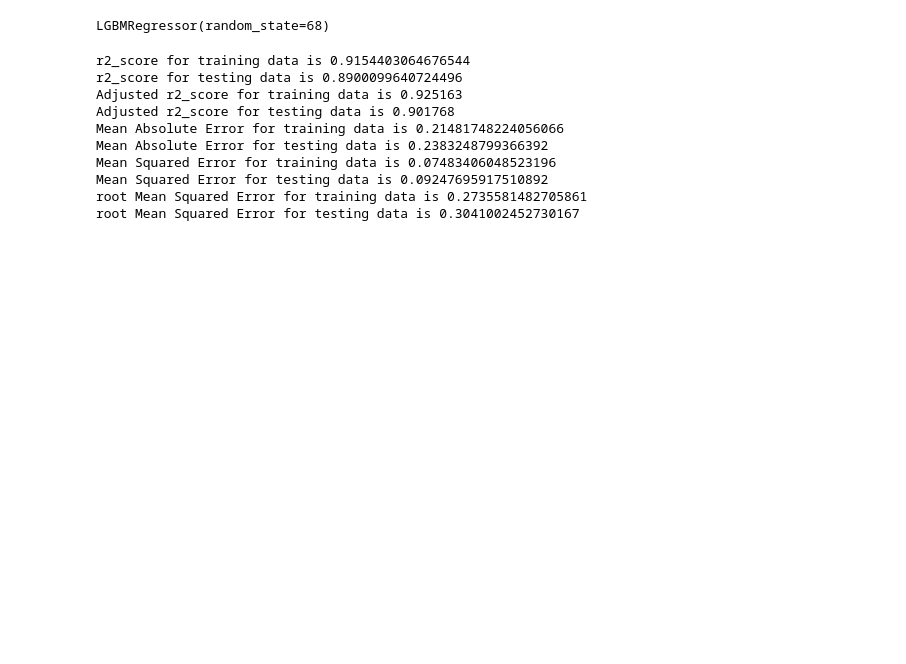
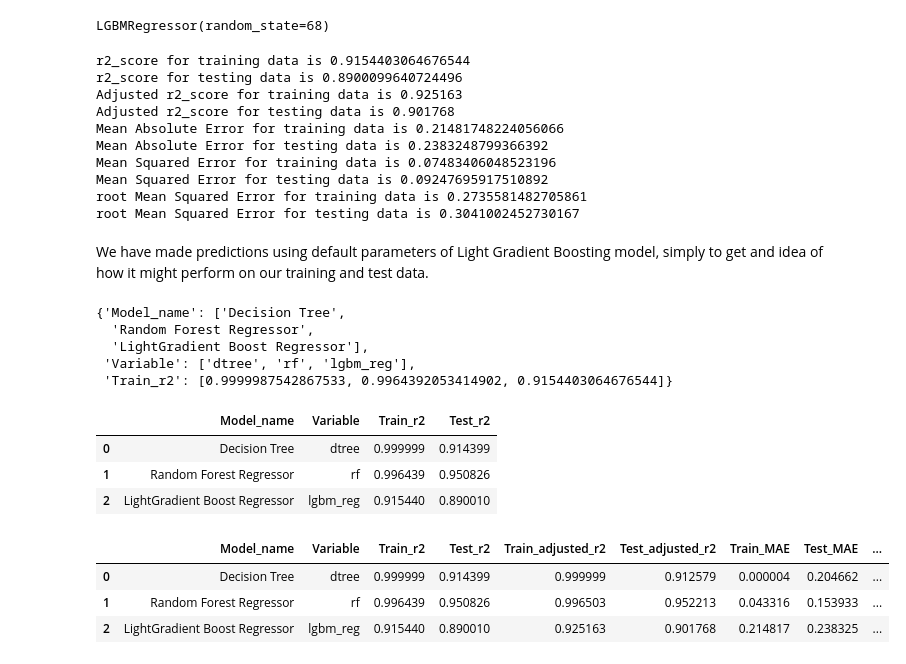
Before and after one commit to santoshmahanti/Rossmann-Sales-Prediction, a Jupyter notebook: Baseline_Model_Building_Notebook_2.ipynb, the cells around one changed output. Saved outputs shown, nothing was run; the diff lists cells and outputs as text; code cells hidden in the pictures; blank space fills up the shorter version.

```diff
--- a/Baseline_Model_Building_Notebook_2.ipynb
+++ b/Baseline_Model_Building_Notebook_2.ipynb
@@ -304,3 +305,14 @@ Mean Squared Error for training data is 0.07483406048523196
 Mean Squared Error for testing data is 0.09247695917510892
 root Mean Squared Error for training data is 0.2735581482705861
 root Mean Squared Error for testing data is 0.3041002452730167
+# %% [markdown]
+We have made predictions using default parameters of Light Gradient Boosting model, simply to get and idea of how it might perform on our training and test data.
+# %%
+# creating a comparison df
+{'Model_name':['Decision Tree', 'Random Forest Regressor', 'LightGradient Boost Regressor'], 'Variable':['dtree', 'rf', 'lgbm_reg'], 'Train_r2':[r2_score(y_pred_train,y_train), r2_score(y_pred_train_rf,y_train), r2_score(y_train_pred_lgbm,y_train)]}
+# %% [output]
+{'Model_name': ['Decision Tree',
+  'Random Forest Regressor',
+  'LightGradient Boost Regressor'],
+ 'Variable': ['dtree', 'rf', 'lgbm_reg'],
+ 'Train_r2': [0.9999987542867533, 0.9964392053414902, 0.9154403064676544]}
@@ -306,0 +321,7 @@ root Mean Squared Error for testing data is 0.3041002452730167
+# %%
+comparison_df
+# %% [output]
+|  | Model_name | Variable | Train_r2 | Test_r2 |
+| 0 | Decision Tree | dtree | 0.999999 | 0.914399 |
+| 1 | Random Forest Regressor | rf | 0.996439 | 0.950826 |
+| 2 | LightGradient Boost Regressor | lgbm_reg | 0.915440 | 0.890010 |
@@ -306,0 +344,23 @@ root Mean Squared Error for testing data is 0.3041002452730167
+# %%
+comparison_df['Train_MSE'] = [mean_squared_error(y_pred_train,y_train),
+                              mean_squared_error(y_pred_train_rf,y_train),
+                              mean_squared_error(y_train_pred_lgbm,y_train)]
+# %%
+comparison_df['Test_MSE'] = [mean_squared_error(y_pred_test,y_test),
+                             mean_squared_error(y_pred_test_rf,y_test),
+                             mean_squared_error(y_test_pred_lgbm,y_test)]
+# %%
+comparison_df['Train_RMSE'] = [math.sqrt(mean_squared_error(y_pred_train,y_train)),
+                               math.sqrt(mean_squared_error(y_pred_train_rf,y_train)),
+                               math.sqrt(mean_squared_error(y_train_pred_lgbm,y_train))]
+# %%
+comparison_df['Test_RMSE'] = [math.sqrt(mean_squared_error(y_pred_test,y_test)),
+                              math.sqrt(mean_squared_error(y_pred_test_rf,y_test)),
+                              math.sqrt(mean_squared_error(y_test_pred_lgbm,y_test))]
+# %%
+comparison_df
+# %% [output]
+|  | Model_name | Variable | Train_r2 | Test_r2 | Train_adjusted_r2 | Test_adjusted_r2 | Train_MAE | Test_MAE | ... |
+| 0 | Decision Tree | dtree | 0.999999 | 0.914399 | 0.999999 | 0.912579 | 0.000004 | 0.204662 | ... |
+| 1 | Random Forest Regressor | rf | 0.996439 | 0.950826 | 0.996503 | 0.952213 | 0.043316 | 0.153933 | ... |
+| 2 | LightGradient Boost Regressor | lgbm_reg | 0.915440 | 0.890010 | 0.925163 | 0.901768 | 0.214817 | 0.238325 | ... |
```
Also changed, not shown: parts of 7 cells of this notebook.
